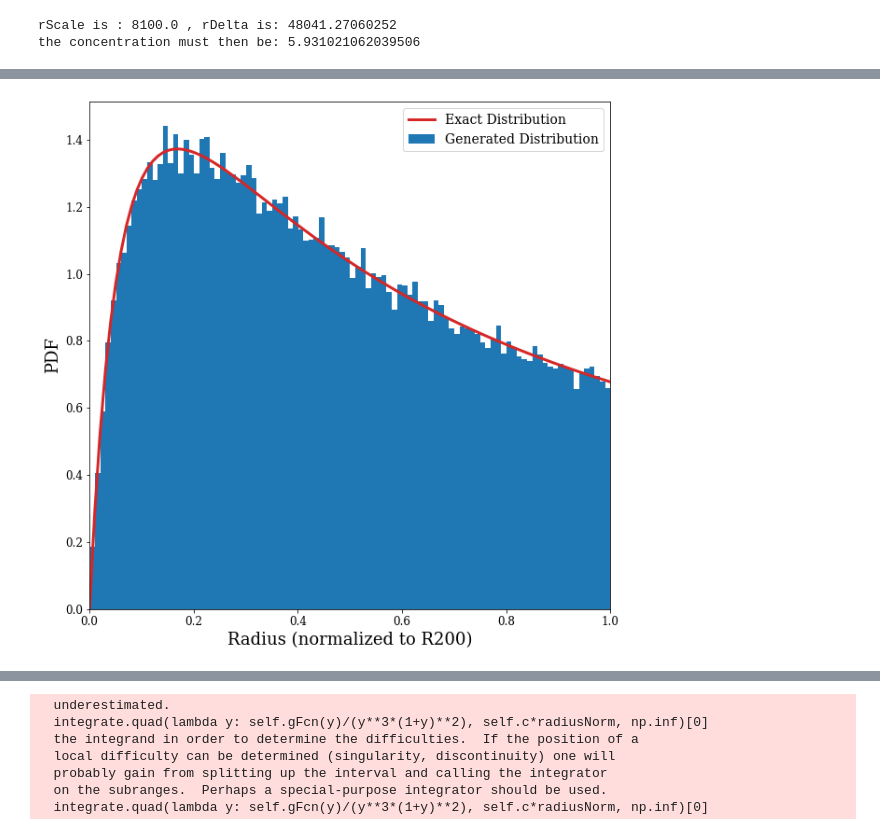
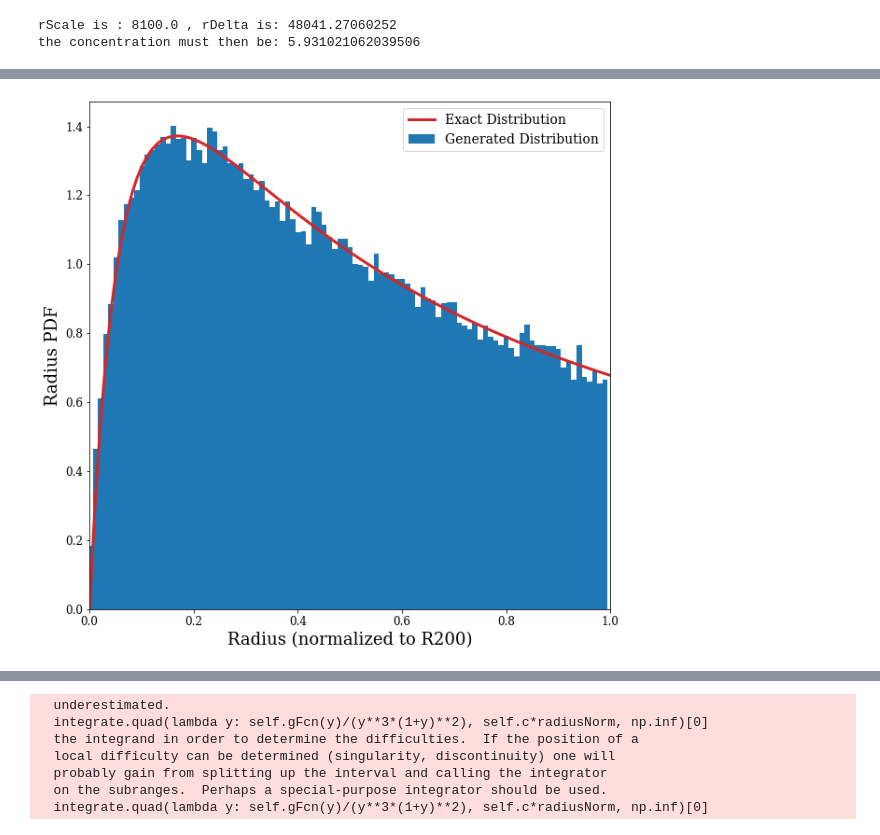
Before and after one commit to EricPutney/nfwHalo, a Jupyter notebook: NFW_MockDataGenerator.ipynb, the cells around one changed output, grey strips where cells are left out. Saved outputs shown, nothing was run; the diff lists cells and outputs as text; code cells hidden in the pictures.

```diff
--- a/NFW_MockDataGenerator.ipynb
+++ b/NFW_MockDataGenerator.ipynb
@@ -413,25 +463,25 @@ Text(0.5, 0, 'Z (pc)')
 # %%
 fig, ax1 = plt.subplots(figsize=(10,10))
 
 steps = 100
 
 color = 'tab:blue'
 ax1.set_xlabel('Radius (normalized to R200)')
-ax1.set_ylabel('PDF')
-x_vals, bins, p=ax1.hist(mwHalo.radiiNorm,steps,color=color,density=True,label="Generated Distribution")
+ax1.set_ylabel('Radius PDF')
+x_vals, bins, p=ax1.hist(mwHalo.radiiNorm,steps,color=color,density=True,label="Generated Distribution",align='left')
 
 color = 'tab:red'
 r = np.linspace(0,1,steps)
 pdf = []
 for i in range(steps):
     pdf.append(mwHalo.radialPDF(r[i]))
 ax1.plot(r,pdf, color=color,linewidth=3,label="Exact Distribution")
 ax1.legend()
 ax1.set_xlim(0,1)
 
 plt.show()
 # %% [output]
-[figure, old version]
+[figure, new version]
 # %%
 fig = plt.figure(figsize=(8,8))
 ax = fig.add_subplot(111, projection='3d')
```
Also changed, not shown: parts of 14 cells of this notebook, 3 other files.
